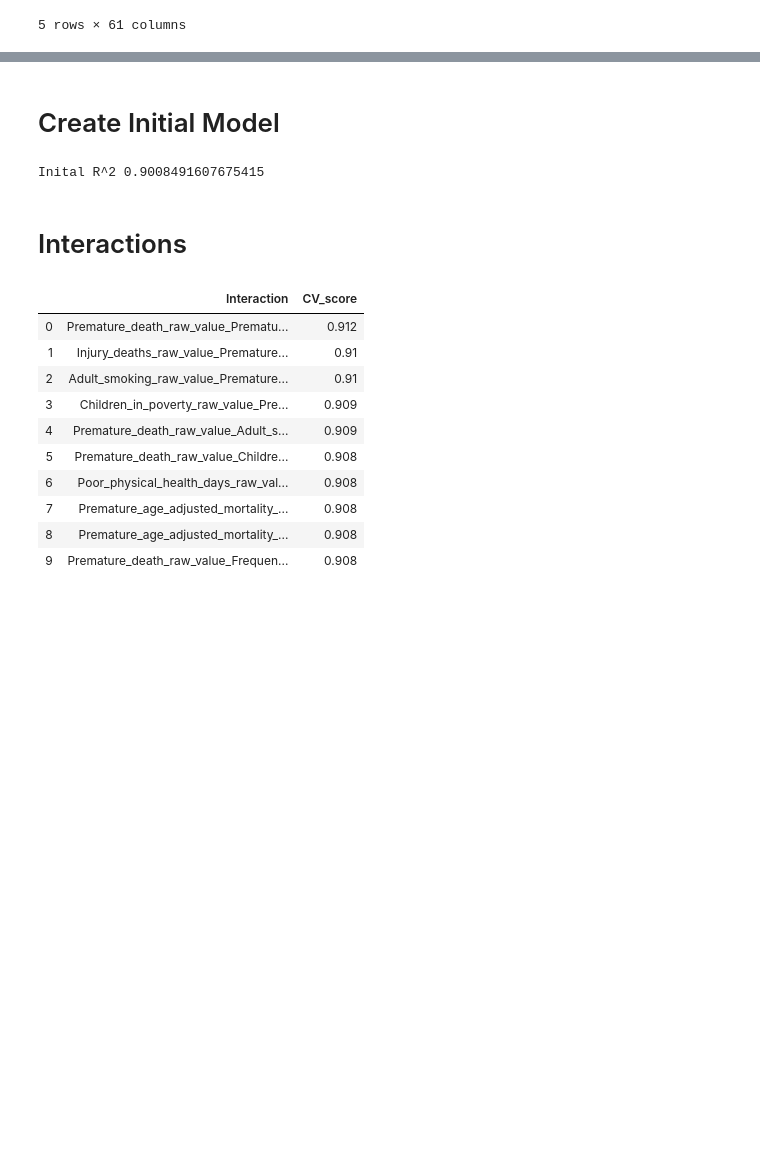
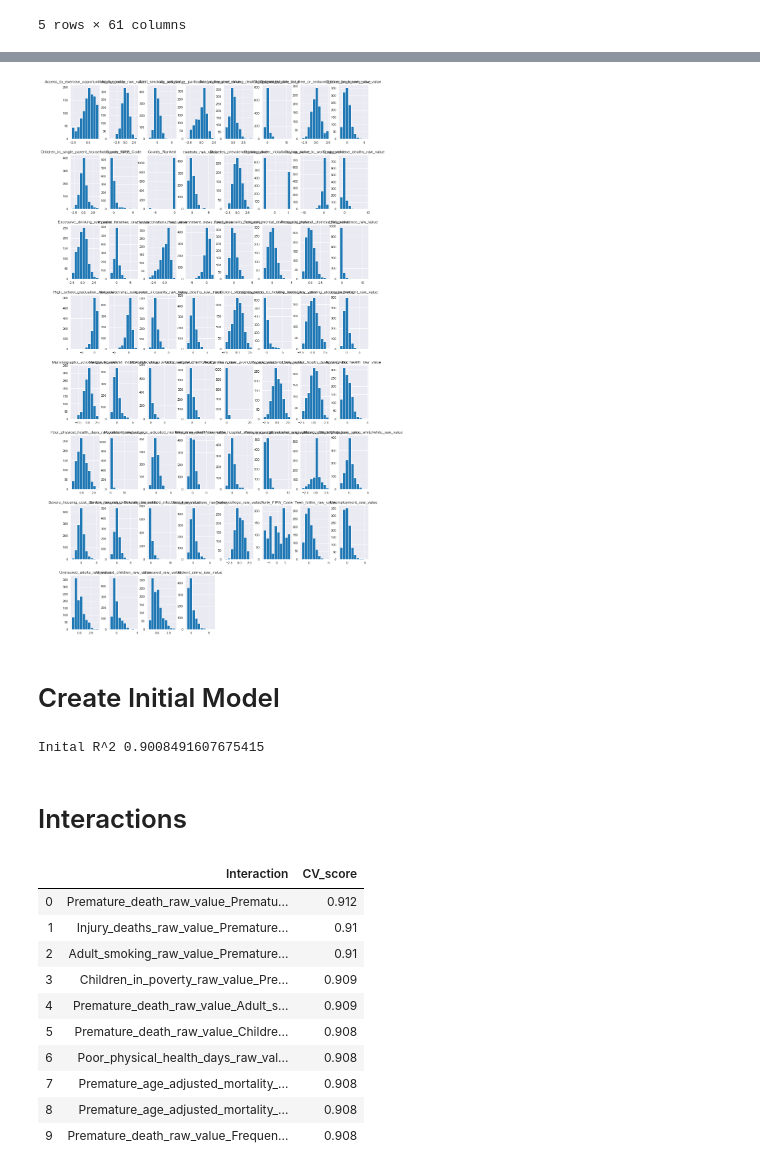
Before and after one commit to Matt-Newton998/Life_Expectancy-Mod04_Project, a Jupyter notebook: Modelling_Matt.ipynb, the cells around one changed output, grey strips where cells are left out. Cells and saved outputs as stored; diff of their text form; code cells hidden in the pictures; blank space fills up the shorter version.

```diff
--- a/Modelling_Matt.ipynb
+++ b/Modelling_Matt.ipynb
@@ -77,3 +128,8 @@ df_model.head()
+# %%
+X.hist(figsize=(16,30))
+plt.show()
+# %% [output]
+[figure, added]
 # %% [markdown]
 # Create Initial Model
 # %%
```
Also changed, not shown: parts of 4 cells of this notebook.
